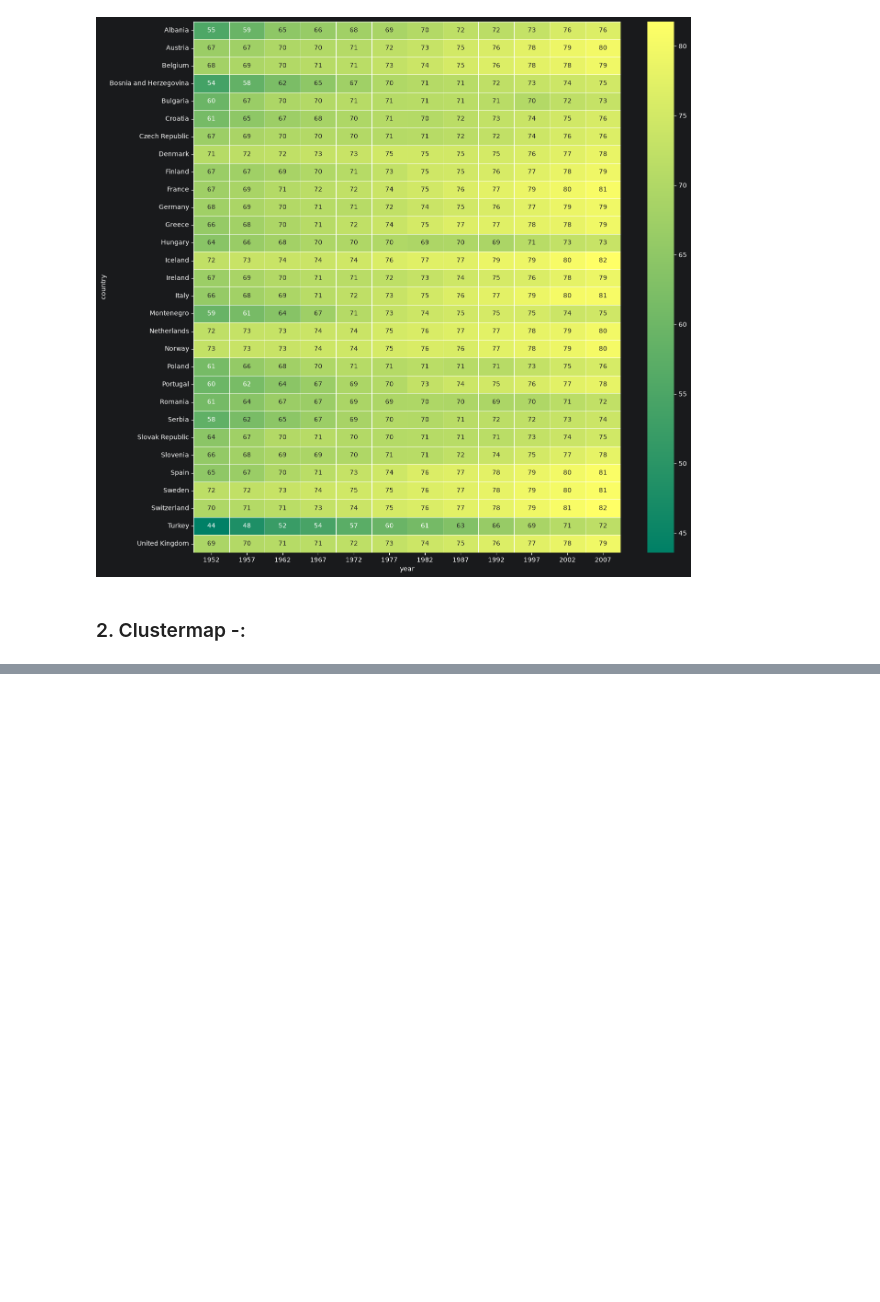
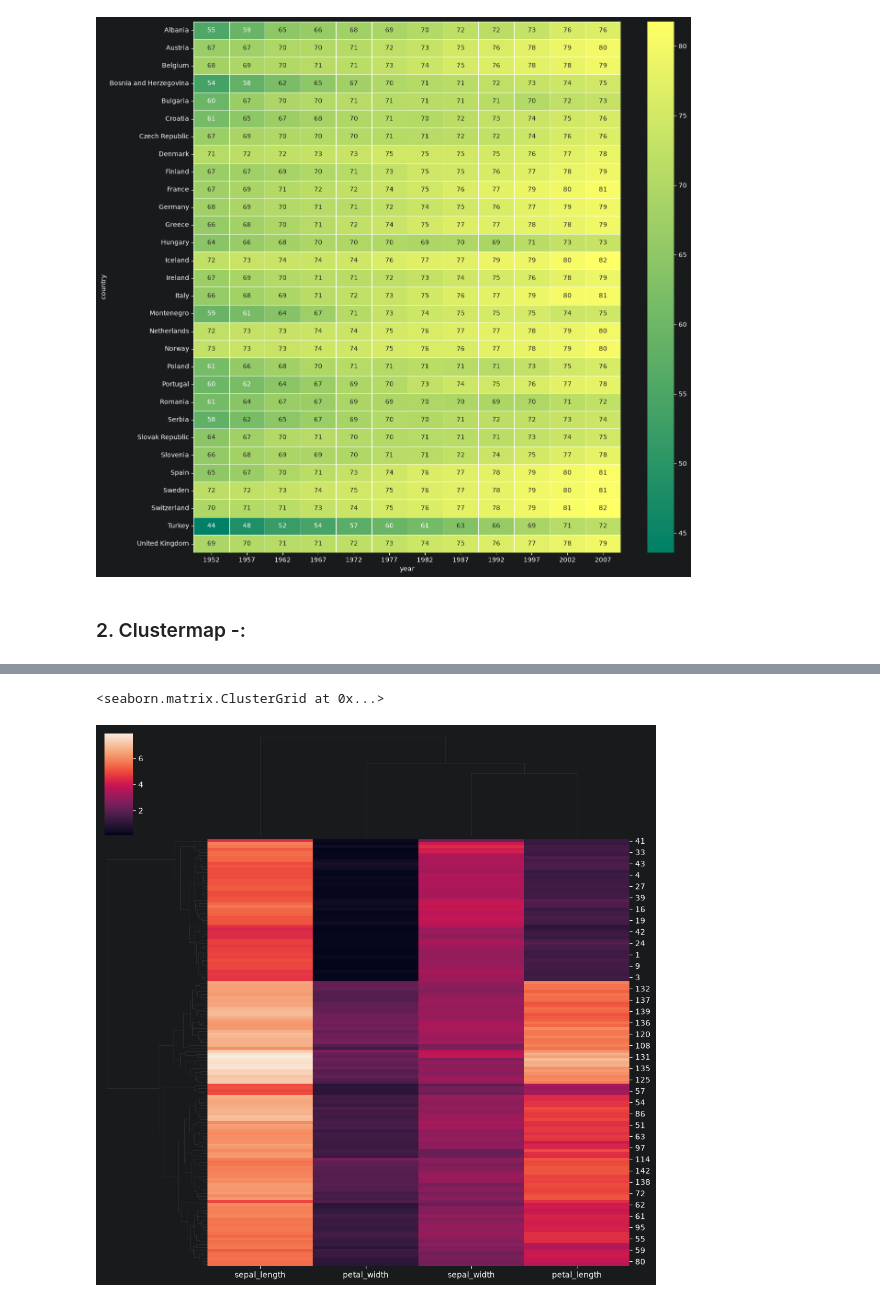
Before and after one commit to lakshay-shukla/Seaborn, a Jupyter notebook: 1. Seaborn Part 1/3. Matrix Plot.ipynb, the cells around one changed output, grey strips where cells are left out. Saved outputs shown, nothing was run; the diff lists cells and outputs as text; code cells hidden in the pictures; blank space fills up the shorter version.

Commit message:
Matrix Plot Clustermap

```diff
--- a/1. Seaborn Part 1/3. Matrix Plot.ipynb
+++ b/1. Seaborn Part 1/3. Matrix Plot.ipynb
@@ -31,3 +32,8 @@ sns.heatmap(temp_df,annot=True,linewidth=0.5, cmap='summer')
 [figure]
 # %% [markdown]
 ### 2. Clustermap -:
+# %%
+#1. Plot a matrix dataset as a hierarchically-clustered heatmap.
+# This function requires scipy to be available.
+iris = px.data.iris()
+iris
@@ -33,0 +54,5 @@ sns.heatmap(temp_df,annot=True,linewidth=0.5, cmap='summer')
+# %%
+sns.clustermap(iris.iloc[:,[0,1,2,3]])
+# %% [output]
+<seaborn.matrix.ClusterGrid at 0x...>
+[figure, added]
```
Also changed, not shown: parts of 2 cells of this notebook.
